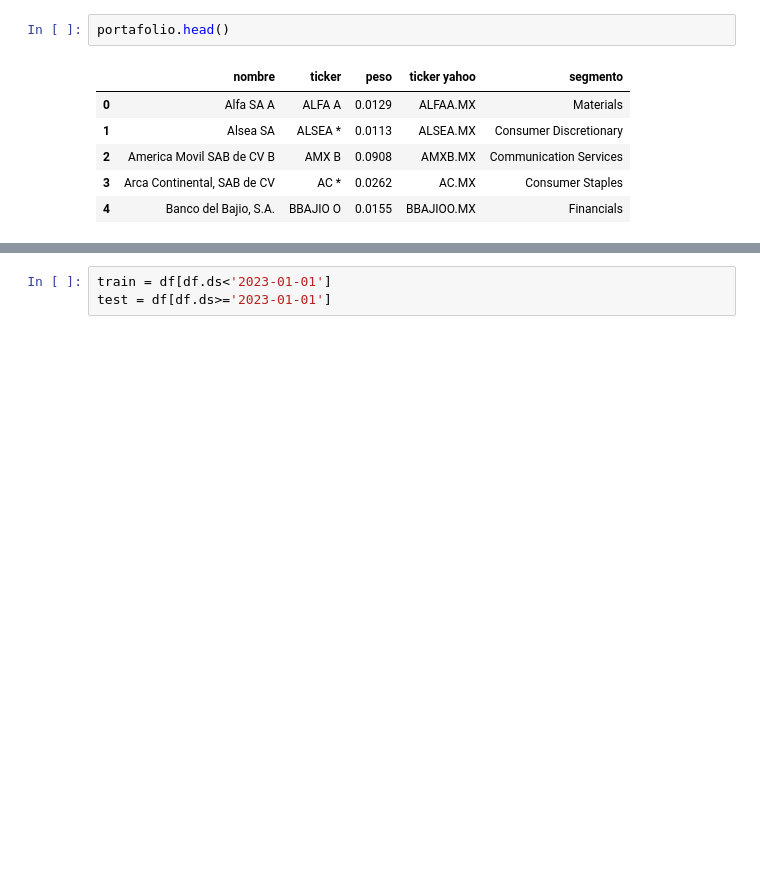
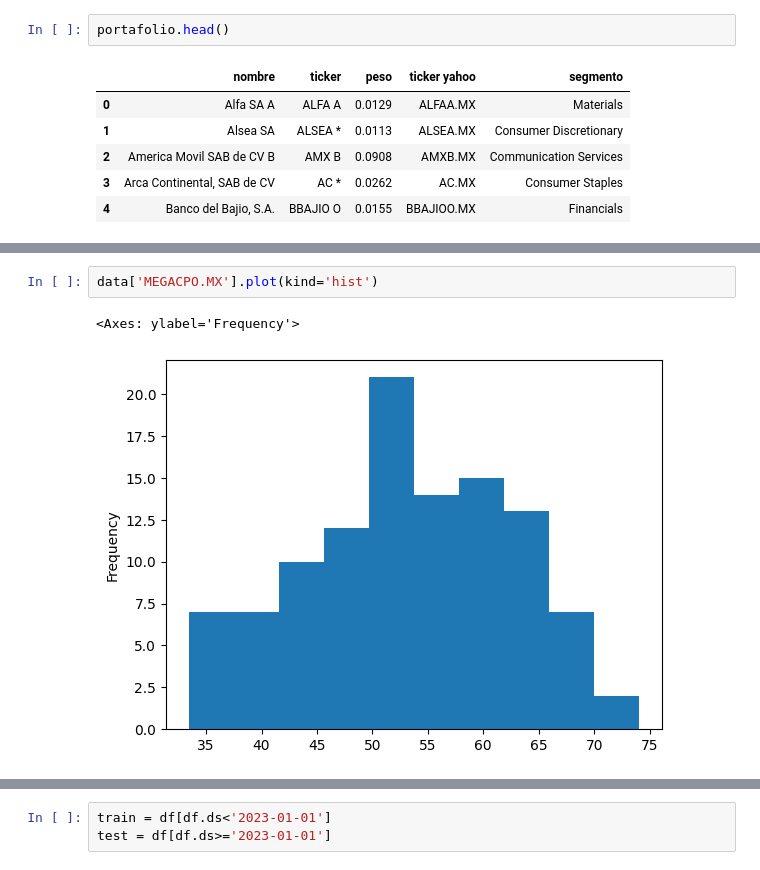
Before and after one commit to daniel-nuno/time_series_O2024_MAF3074N, a Jupyter notebook: arima_ipc.ipynb, the cells around one changed output, grey strips where cells are left out. Saved outputs shown, nothing was run; the diff lists cells and outputs as text; blank space fills up the shorter version.

```diff
--- a/arima_ipc.ipynb
+++ b/arima_ipc.ipynb
@@ -91,3 +199,8 @@ data.head()
+# %%
+data['MEGACPO.MX'].plot(kind='hist')
+# %% [output]
+<Axes: ylabel='Frequency'>
+[figure, added]
 # %%
 data.index = data.index.strftime('%Y-%m')
 data.index = pd.to_datetime(data.index)
```
Also changed, not shown: parts of 10 cells of this notebook.
